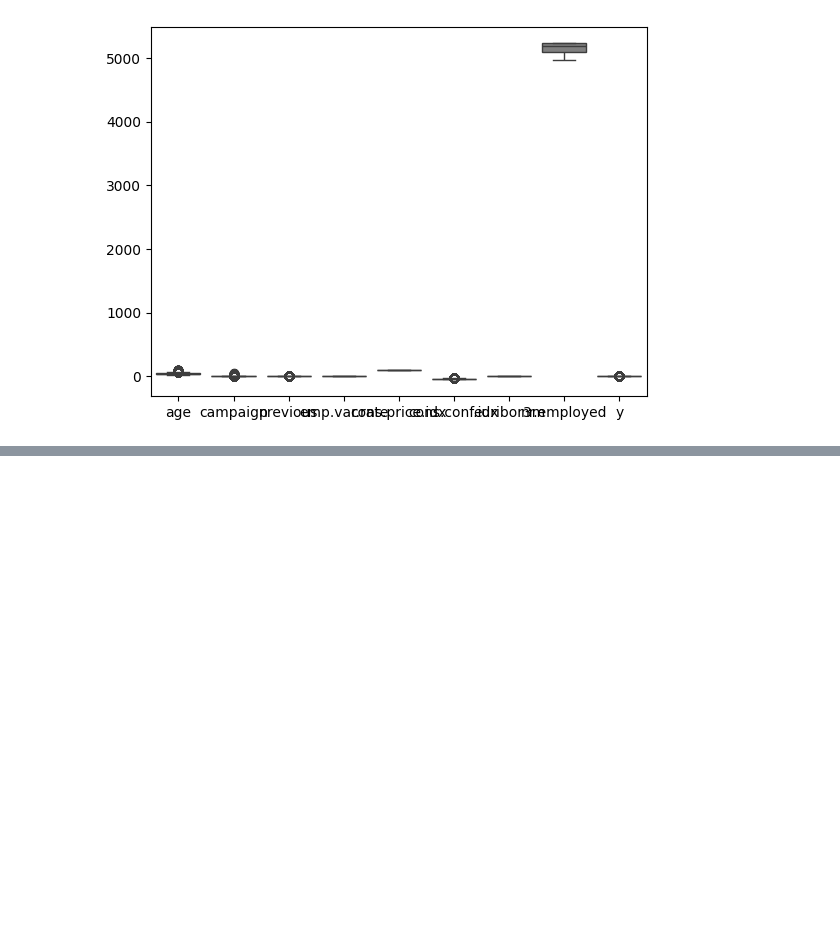
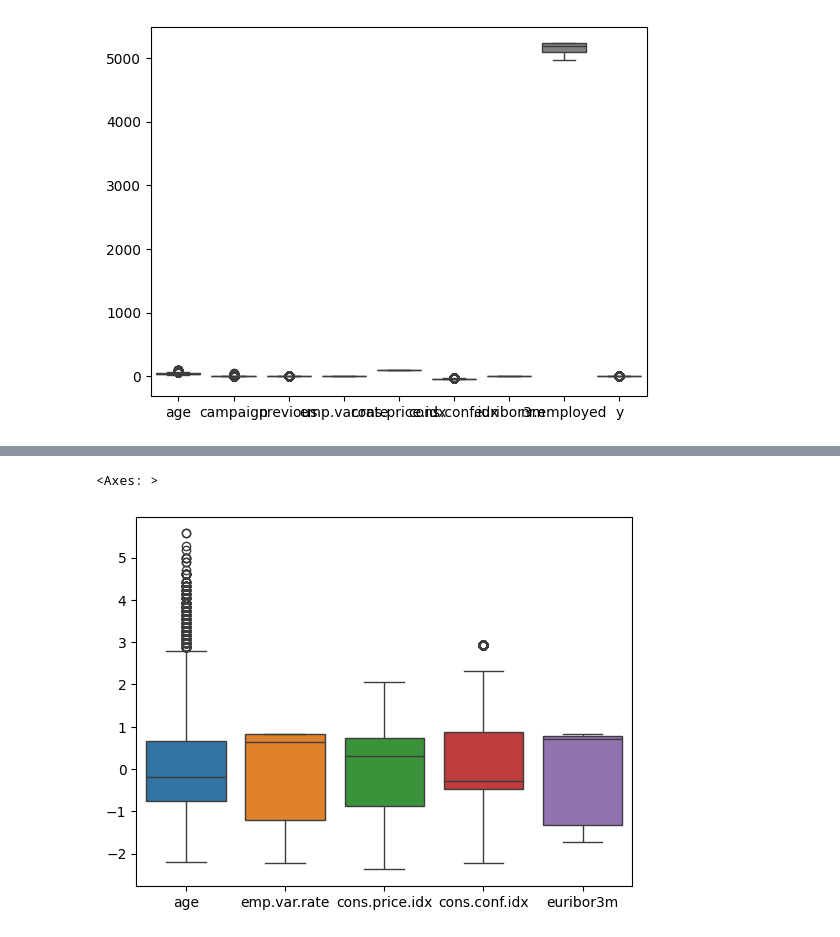
Before and after one commit to rzadrzi/deep-learning-pytorch, a Jupyter notebook: ANN/bank_marketing.ipynb, the cells around one changed output, grey strips where cells are left out. Saved outputs shown, nothing was run; the diff lists cells and outputs as text; code cells hidden in the pictures; blank space fills up the shorter version.

```diff
--- a/ANN/bank_marketing.ipynb
+++ b/ANN/bank_marketing.ipynb
@@ -206,0 +230,5 @@ sns.boxplot(all_df_2)
+# %%
+sns.boxplot(all_df_2)
+# %% [output]
+<Axes: >
+[figure, added]
```
Also changed, not shown: parts of 14 cells of this notebook.
